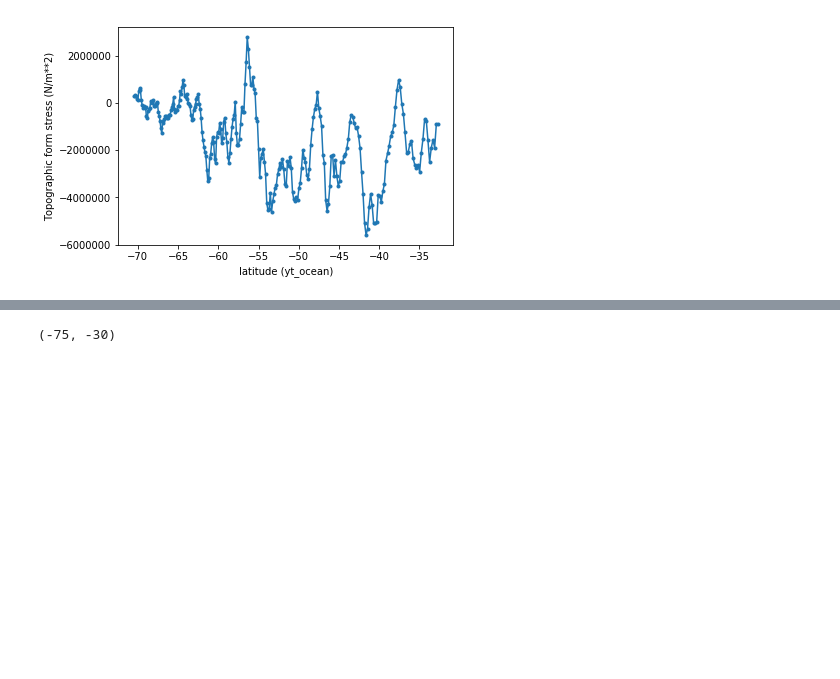
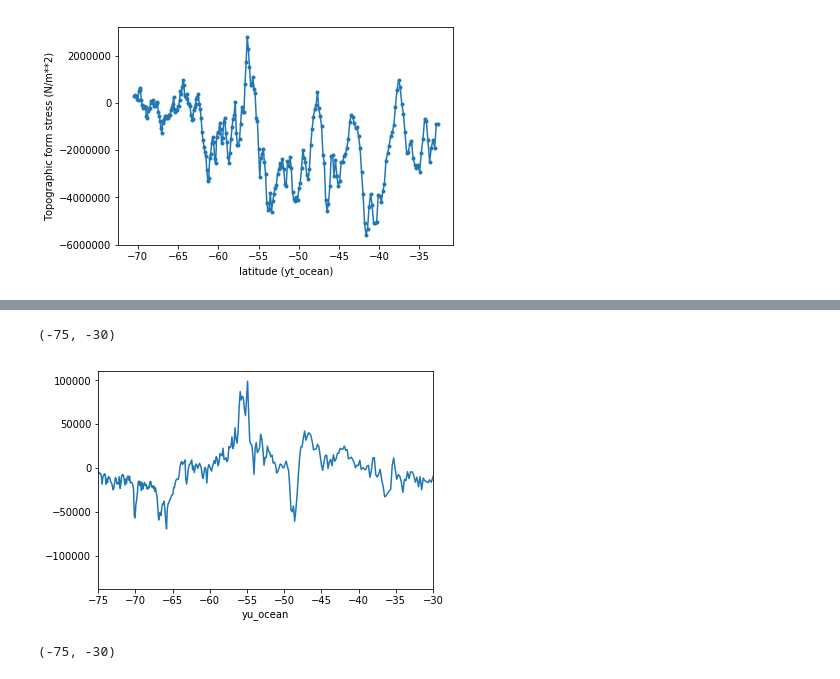
Before and after one commit to CHUANGWANGPHYSICS/MOM025, a Jupyter notebook: Topog stress_mom025_06-10-17 fric wind fluctuation.ipynb, the cells around one changed output, grey strips where cells are left out. Cells and saved outputs as stored; diff of their text form; code cells hidden in the pictures; blank space fills up the shorter version.

```diff
--- a/Topog stress_mom025_06-10-17 fric wind fluctuation.ipynb
+++ b/Topog stress_mom025_06-10-17 fric wind fluctuation.ipynb
@@ -62,3 +94,10 @@ plt.ylabel('Topographic form stress (N/m**2)')
+# %%
+## output 100
+bmf.sum('xu_ocean').plot()
+plt.xlim([-75,-30])
+# %% [output]
+(-75, -30)
+[figure, added]
 # %%
 ## output 100
 ans = taux-bmf
```
Also changed, not shown: parts of 7 cells of this notebook.
